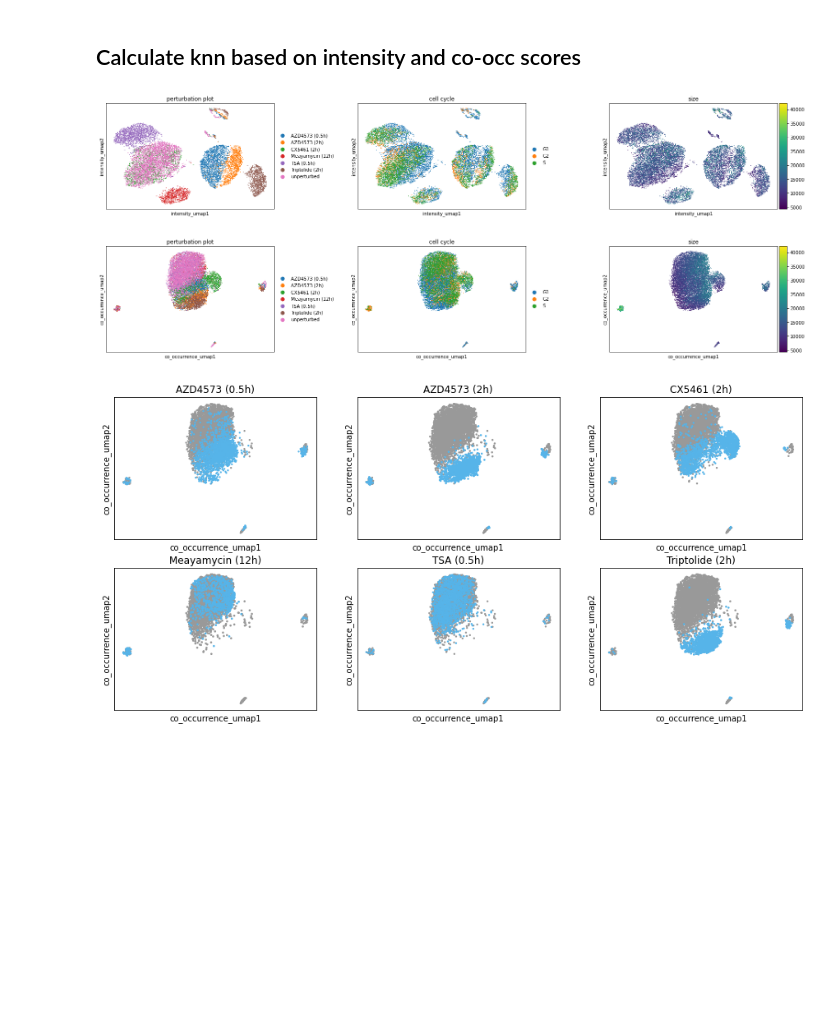
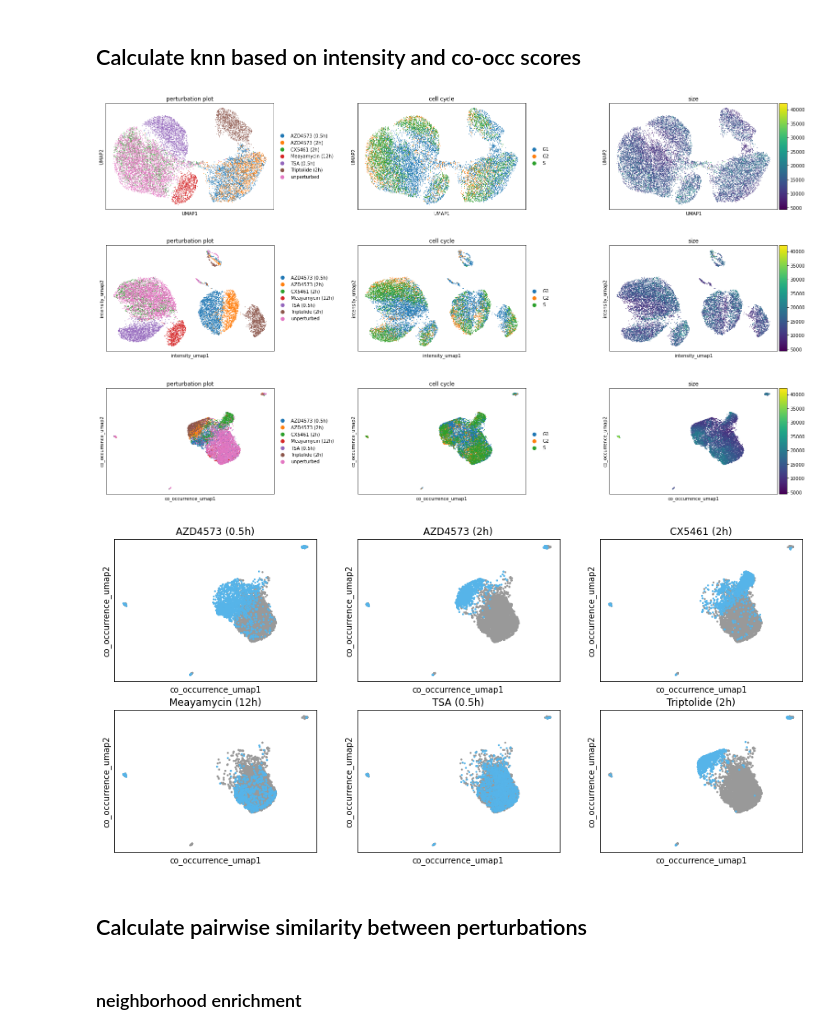
Before and after one commit to theislab/campa_ana, a Jupyter notebook: figures/fig3_perturbation_comparison.ipynb, the cells around one changed output. Cells and saved outputs as stored; diff of their text form; code cells hidden in the pictures; blank space fills up the shorter version.

```diff
--- a/figures/fig3_perturbation_comparison.ipynb
+++ b/figures/fig3_perturbation_comparison.ipynb
@@ -139,17 +139,23 @@ INFO:Experiment:Cluster annotation: using cluster data in aggregated/sub-0.001
 ## Calculate knn based on intensity and co-occ scores
 # %%
 calc_co_occ_knn(adata, key_added='co_occurrence')
-adata.obsm['X_co_occurrence_umap'] = sc.tl.umap(adata, neighbors_key='co_occurrence', copy=True).obsm['X_umap']
+adata.obsm['X_co_occurrence_umap'] = sc.tl.umap(adata, min_dist=0.05, spread=2, neighbors_key='co_occurrence', copy=True).obsm['X_umap']
 # %%
 calc_intensity_knn(adata, key_added='intensity')
 adata.obsm['X_intensity_umap'] = sc.tl.umap(adata, neighbors_key='intensity', copy=True).obsm['X_umap']
+# %%
+# mean intensity knn with X
+sc.pp.neighbors(adata, metric=cityblock, key_added='mpp')
+adata.obsm['X_mpp_umap'] = sc.tl.umap(adata, neighbors_key='mpp', copy=True).obsm['X_umap']
 # %%
 adata.obs['size'] = adata.obsm['size']['all']
+sc.pl.scatter(adata, basis='mpp_umap', color=['perturbation_plot', 'cell_cycle', 'size'])
 sc.pl.scatter(adata, basis='intensity_umap', color=['perturbation_plot', 'cell_cycle', 'size'])
 sc.pl.scatter(adata, basis='co_occurrence_umap', color=['perturbation_plot', 'cell_cycle', 'size'])
 # %% [output]
-[figure, old version]
+[figure, new version]
-[figure, old version]
+[figure, new version]
+[figure, added]
 # %%
 fig, axes = plt.subplots(2,3, figsize=(15,7))
 i = 0
@@ -164,7 +170,11 @@ for p in adata.obs['perturbation_plot'].cat.categories:
 
     sc.pl.scatter(tmp, color=p, basis='co_occurrence_umap', ax=ax, show=False, legend_loc='none')
 # %% [output]
-[figure, old version]
+[figure, new version]
+# %% [markdown]
+## Calculate pairwise similarity between perturbations
+# %% [markdown]
+### neighborhood enrichment
 # %%
 # calculate neighbohood enrichment
 zscore_co_occ, count_co_occ = sq.gr.nhood_enrichment(adata, cluster_key='perturbation_plot',
```
Also changed, not shown: parts of 22 cells of this notebook.
